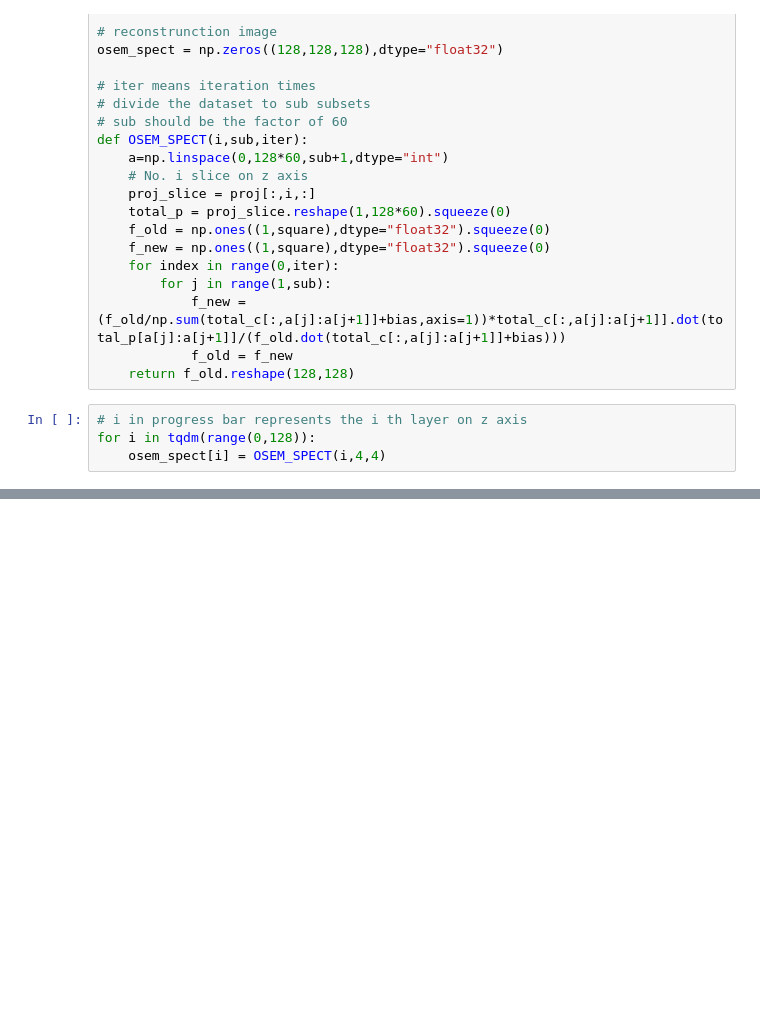
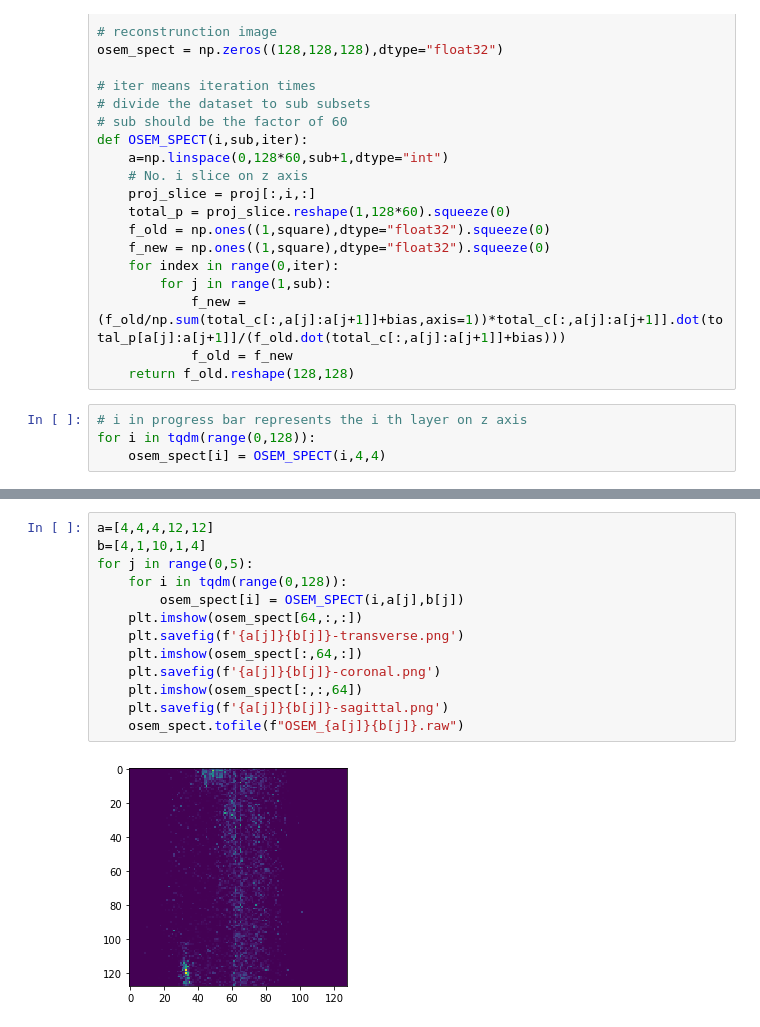
Before and after one commit to TingliangZhang/SPECT, a Jupyter notebook: SPECT_OSEM/OSEM-Final.ipynb, the cells around one changed output, grey strips where cells are left out. Saved outputs shown, nothing was run; the diff lists cells and outputs as text; blank space fills up the shorter version.

```diff
--- a/SPECT_OSEM/OSEM-Final.ipynb
+++ b/SPECT_OSEM/OSEM-Final.ipynb
@@ -109,0 +117,15 @@ osem_spect.tofile("osem_test.raw")
+# %%
+a=[4,4,4,12,12]
+b=[4,1,10,1,4]
+for j in range(0,5):
+    for i in tqdm(range(0,128)):
+        osem_spect[i] = OSEM_SPECT(i,a[j],b[j])
+    plt.imshow(osem_spect[64,:,:])
+    plt.savefig(f'{a[j]}{b[j]}-transverse.png')
+    plt.imshow(osem_spect[:,64,:])
+    plt.savefig(f'{a[j]}{b[j]}-coronal.png')
+    plt.imshow(osem_spect[:,:,64])
+    plt.savefig(f'{a[j]}{b[j]}-sagittal.png')
+    osem_spect.tofile(f"OSEM_{a[j]}{b[j]}.raw")
+# %% [output]
+[figure, added]
```
Also changed, not shown: parts of 2 cells of this notebook, 20 other files.
